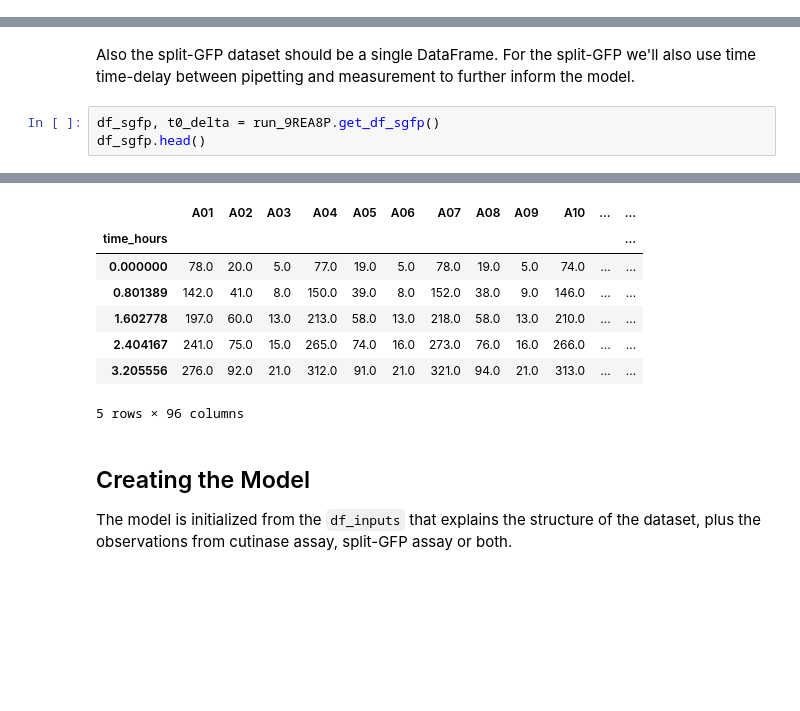
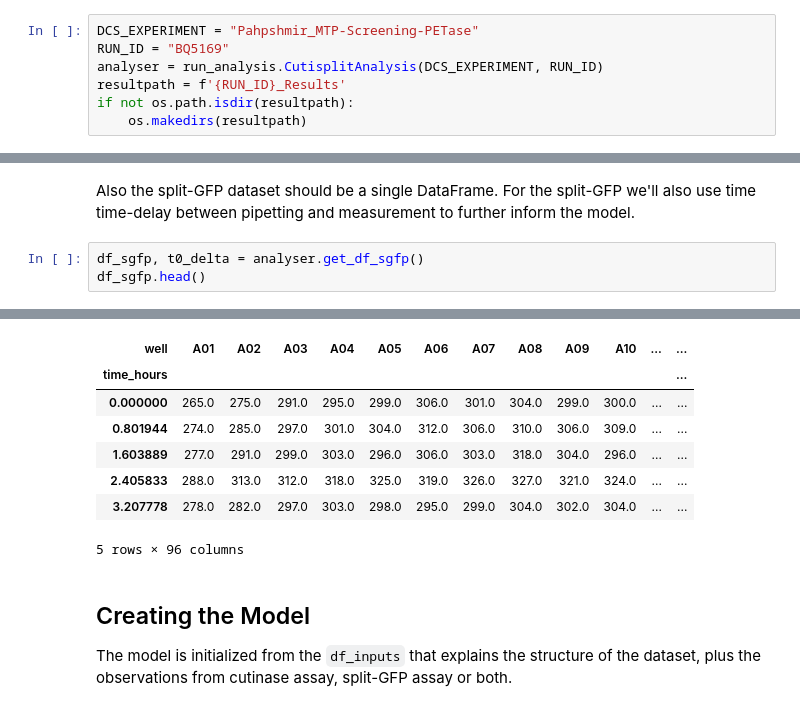
Before and after one commit to JuBiotech/petase-ts-paper, a Jupyter notebook: notebooks/Demo_02_Fitting.ipynb, the cells around one changed output, grey strips where cells are left out. Saved outputs shown, nothing was run; the diff lists cells and outputs as text; blank space fills up the shorter version.

```diff
--- a/notebooks/Demo_02_Fitting.ipynb
+++ b/notebooks/Demo_02_Fitting.ipynb
@@ -32,3 +33,10 @@ calibr8 5.0.3
+# %%
+DCS_EXPERIMENT = "Pahpshmir_MTP-Screening-PETase"
+RUN_ID = "BQ5169"
+analyser = run_analysis.CutisplitAnalysis(DCS_EXPERIMENT, RUN_ID)
+resultpath = f'{RUN_ID}_Results'
+if not os.path.isdir(resultpath):
+    os.makedirs(resultpath)
 # %% [markdown]
 ## Model inputs
 The model reproduces the experimental layout and dilutions of samples/standards that go into the assays.
@@ -72,6 +80,6 @@ calibr8.plot_model(cm_nitrophenol);
 # %% [markdown]
 Also the split-GFP dataset should be a single DataFrame. For the split-GFP we'll also use time time-delay between pipetting and measurement to further inform the model.
 # %%
-df_sgfp, t0_delta = run_9REA8P.get_df_sgfp()
+df_sgfp, t0_delta = analyser.get_df_sgfp()
 df_sgfp.head()
 # %% [output]
@@ -79,11 +88,11 @@ The MTP was pipetted at 2020-11-19 18:43:11+00:00 (0.96 hours before the end of
 !! Overriding t0_delta with 0.25 hours !!
-|  | A01 | A02 | A03 | A04 | A05 | A06 | A07 | A08 | A09 | A10 | ... | ... |
+| well | A01 | A02 | A03 | A04 | A05 | A06 | A07 | A08 | A09 | A10 | ... | ... |
 | time_hours |  |  |  |  |  |  |  |  |  |  |  | ... |
-| 0.000000 | 78.0 | 20.0 | 5.0 | 77.0 | 19.0 | 5.0 | 78.0 | 19.0 | 5.0 | 74.0 | ... | ... |
-| 0.801389 | 142.0 | 41.0 | 8.0 | 150.0 | 39.0 | 8.0 | 152.0 | 38.0 | 9.0 | 146.0 | ... | ... |
-| 1.602778 | 197.0 | 60.0 | 13.0 | 213.0 | 58.0 | 13.0 | 218.0 | 58.0 | 13.0 | 210.0 | ... | ... |
-| 2.404167 | 241.0 | 75.0 | 15.0 | 265.0 | 74.0 | 16.0 | 273.0 | 76.0 | 16.0 | 266.0 | ... | ... |
-| 3.205556 | 276.0 | 92.0 | 21.0 | 312.0 | 91.0 | 21.0 | 321.0 | 94.0 | 21.0 | 313.0 | ... | ... |
+| 0.000000 | 265.0 | 275.0 | 291.0 | 295.0 | 299.0 | 306.0 | 301.0 | 304.0 | 299.0 | 300.0 | ... | ... |
+| 0.801944 | 274.0 | 285.0 | 297.0 | 301.0 | 304.0 | 312.0 | 306.0 | 310.0 | 306.0 | 309.0 | ... | ... |
+| 1.603889 | 277.0 | 291.0 | 299.0 | 303.0 | 296.0 | 306.0 | 303.0 | 318.0 | 304.0 | 296.0 | ... | ... |
+| 2.405833 | 288.0 | 313.0 | 312.0 | 318.0 | 325.0 | 319.0 | 326.0 | 327.0 | 321.0 | 324.0 | ... | ... |
+| 3.207778 | 278.0 | 282.0 | 297.0 | 303.0 | 298.0 | 295.0 | 299.0 | 304.0 | 302.0 | 304.0 | ... | ... |
 5 rows × 96 columns
 # %% [markdown]
 ## Creating the Model
```
Also changed, not shown: parts of 8 cells of this notebook, 3 other files.
